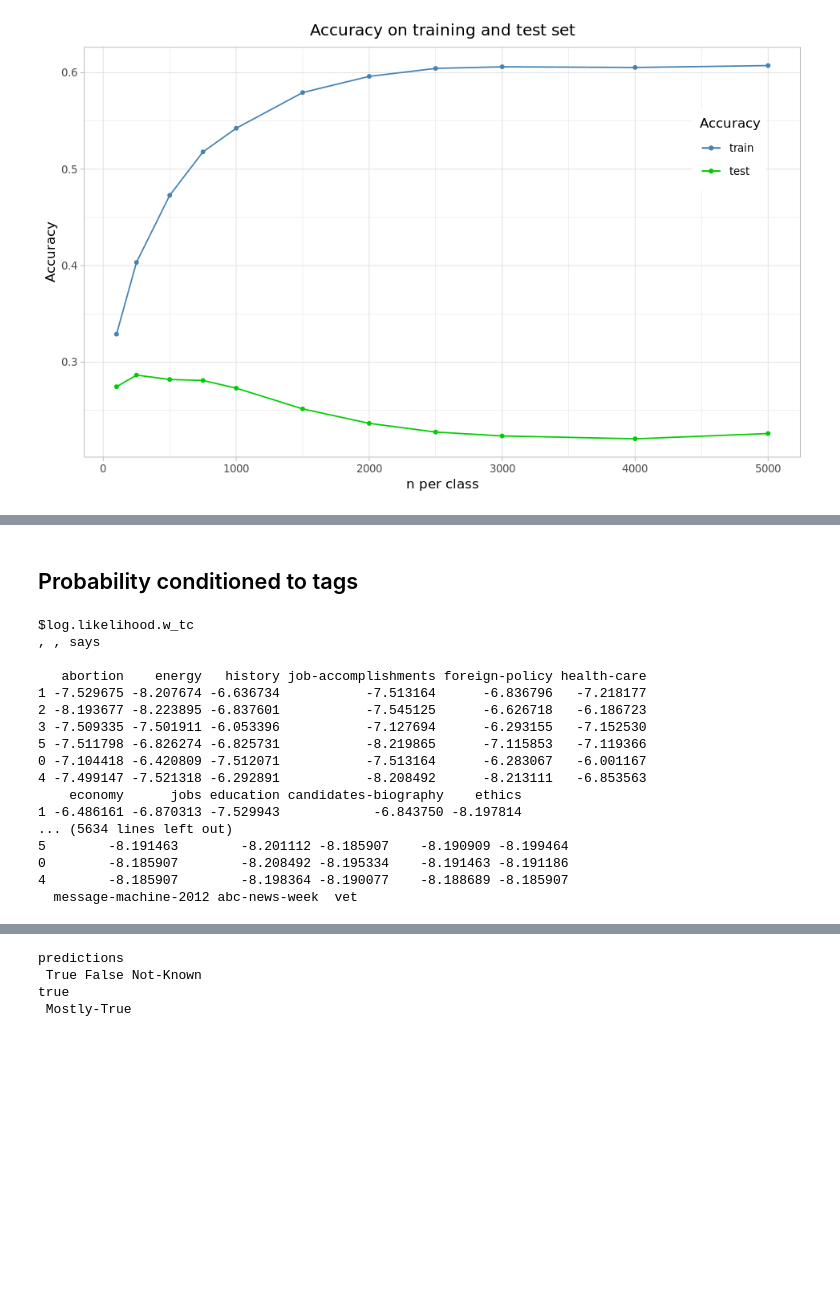
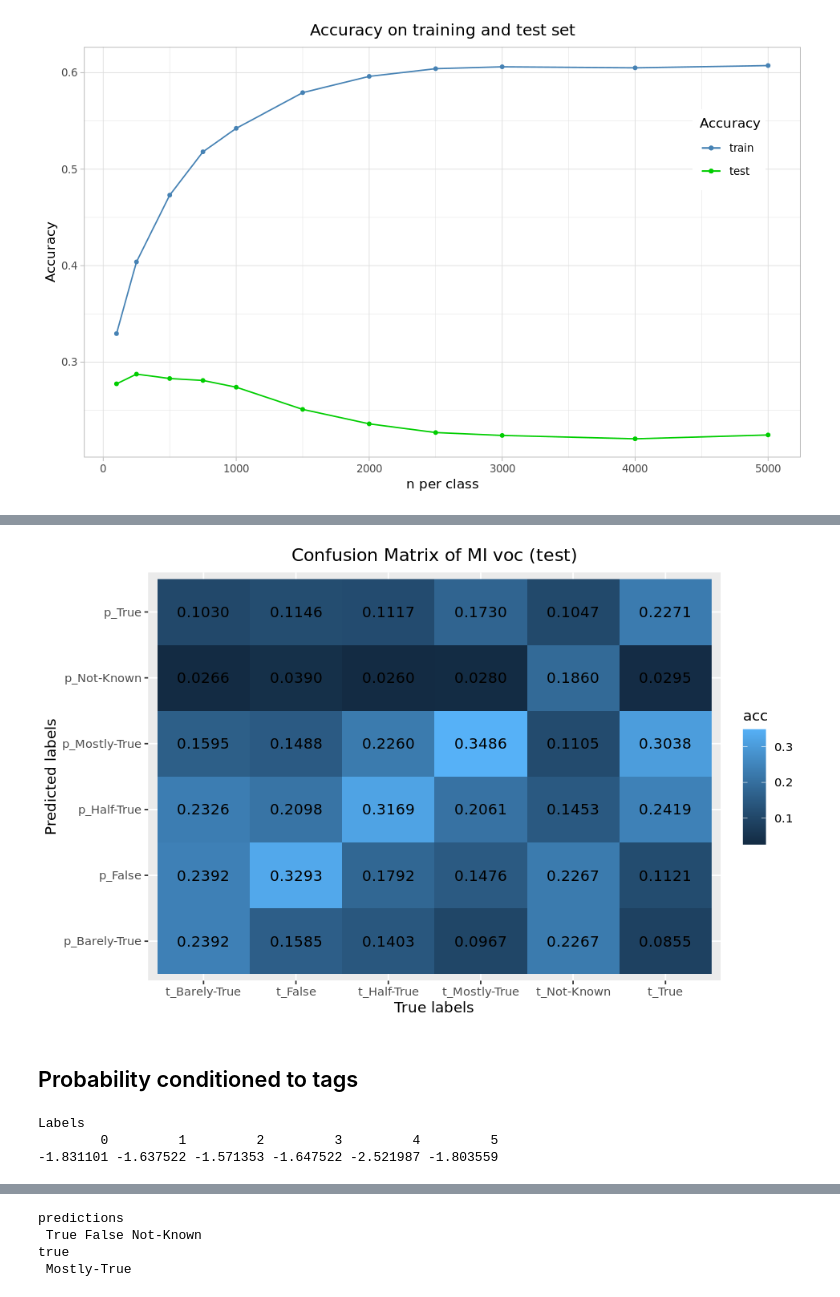
Before and after one commit to c0pp1/NaiveBayesMNC, a Jupyter notebook: project05.ipynb, the cells around one changed output, grey strips where cells are left out. Drawn from its saved outputs; the diff is of its cells as text; code cells hidden in the pictures; blank space fills up the shorter version.

```diff
--- a/project05.ipynb
+++ b/project05.ipynb
@@ -200,4 +213,0 @@ sum(is.na(voc))
-# %%
-nDoc <- dim(df)[1]
-results_red <- multinomNBC.fit(df[1:nDoc, 2], df[1:nDoc, 1], filter_n = 2)
-results_red$log.prior
@@ -606,3 +767,21 @@ for(freq_n in freqs) {
+# %%
+mi_voc <- list()
+mi_vocabulary <- vector()
+N <- 250
+for(i in L) {
+    mi_voc[[i]] <- rownames(mi)[order(mi[,i], decreasing=TRUE)][1:N]
+    mi_vocabulary <- union(mi_vocabulary, rownames(mi)[order(mi[,i], decreasing=TRUE)][1:N])
+}
+voc_train <- multinomNBC.voc.fit(df[test:nDoc, 2], df[test:nDoc, 1], mi_vocabulary)
+voc_pred  <- multinomNBC.predict(df[1:test, 2][[1]], voc_train$log.prior, voc_train$log.likelihood, voc_train$vocabulary)
+
+acc <- accuracy(voc_pred, df[1:test, 1][[1]])
+# %%
+conf_matrix_MI_test <- confusion_matrix(voc_pred, df[1:test, 1][[1]])
+plt_test <- plot_confmat(conf_matrix_MI_test, "Confusion Matrix of MI voc (test)")
+ggsave('conf_matrix_test_mifr.pdf', plt_test, width=7, heigth=6)
+# %% [output]
+[figure, added]
 # %% [markdown]
 ## Probability conditioned to tags
 # %%
@@ -670,21 +850,9 @@ multinomNBC_t.predict <- Vectorize(multinomNBC_t.predict, vectorize.args=c('doc'
 # %%
-results <- multinomNBC_t.fit(df[1:1000, 2], df[1:1000, 1], df[1:1000, 3])
-results
+nDoc <- dim(df)[1]
+test <- 2000
+results <- multinomNBC_t.fit(df[1:(nDoc-test), 2], df[1:(nDoc-test), 1], df[1:(nDoc-test), 3])
+results$log.prior
 # %% [output]
-$log.likelihood.w_tc
-, , says
-
-   abortion    energy   history job-accomplishments foreign-policy health-care
-1 -7.529675 -8.207674 -6.636734           -7.513164      -6.836796   -7.218177
-2 -8.193677 -8.223895 -6.837601           -7.545125      -6.626718   -6.186723
-3 -7.509335 -7.501911 -6.053396           -7.127694      -6.293155   -7.152530
-5 -7.511798 -6.826274 -6.825731           -8.219865      -7.115853   -7.119366
-0 -7.104418 -6.420809 -7.512071           -7.513164      -6.283067   -6.001167
-4 -7.499147 -7.521318 -6.292891           -8.208492      -8.213111   -6.853563
-    economy      jobs education candidates-biography    ethics
-1 -6.486161 -6.870313 -7.529943            -6.843750 -8.197814
-... (5634 lines left out)
-5        -8.191463        -8.201112 -8.185907    -8.190909 -8.199464
-0        -8.185907        -8.208492 -8.195334    -8.191463 -8.191186
-4        -8.185907        -8.198364 -8.190077    -8.188689 -8.185907
-  message-machine-2012 abc-news-week  vet
+Labels
+        0         1         2         3         4         5
+-1.831101 -1.637522 -1.571353 -1.647522 -2.521987 -1.803559
```
Also changed, not shown: parts of 73 cells of this notebook.
